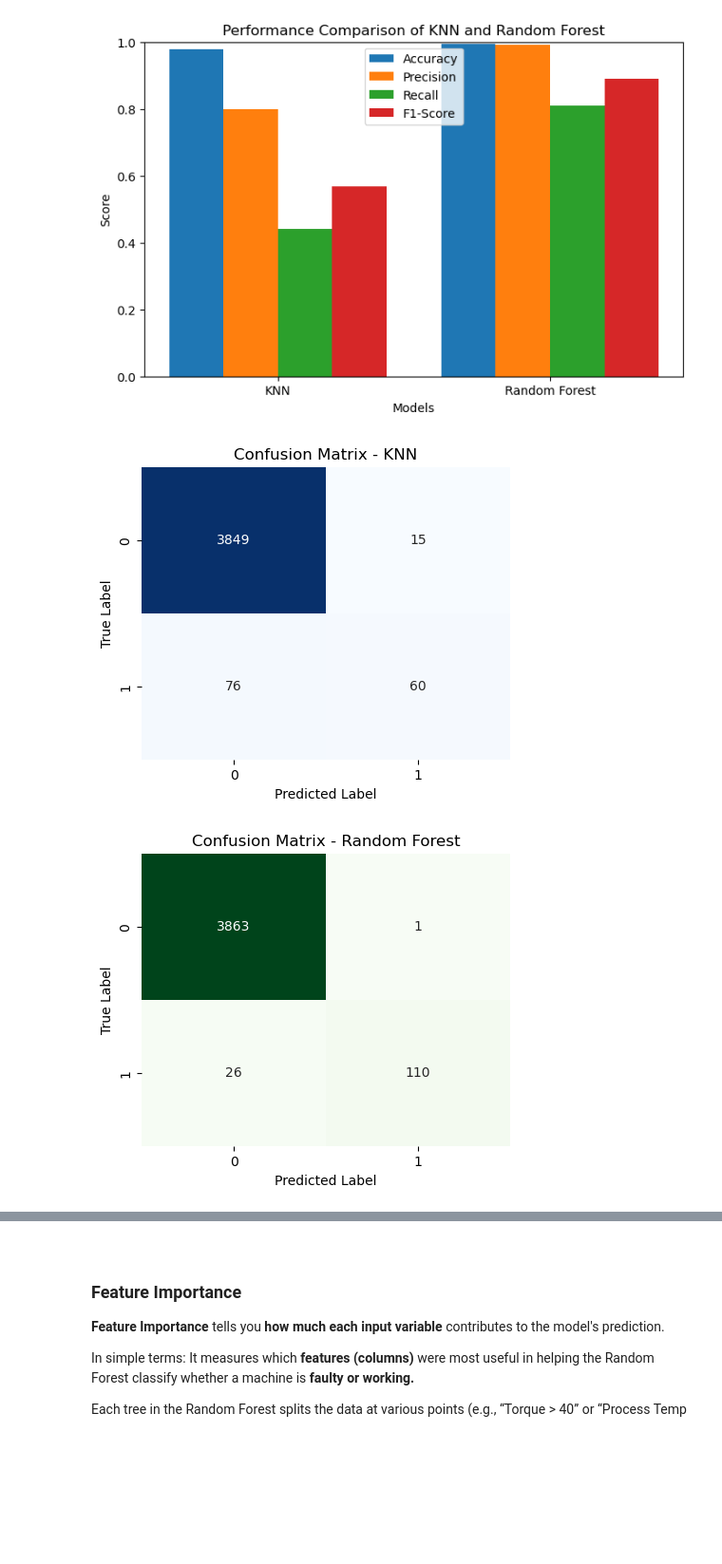
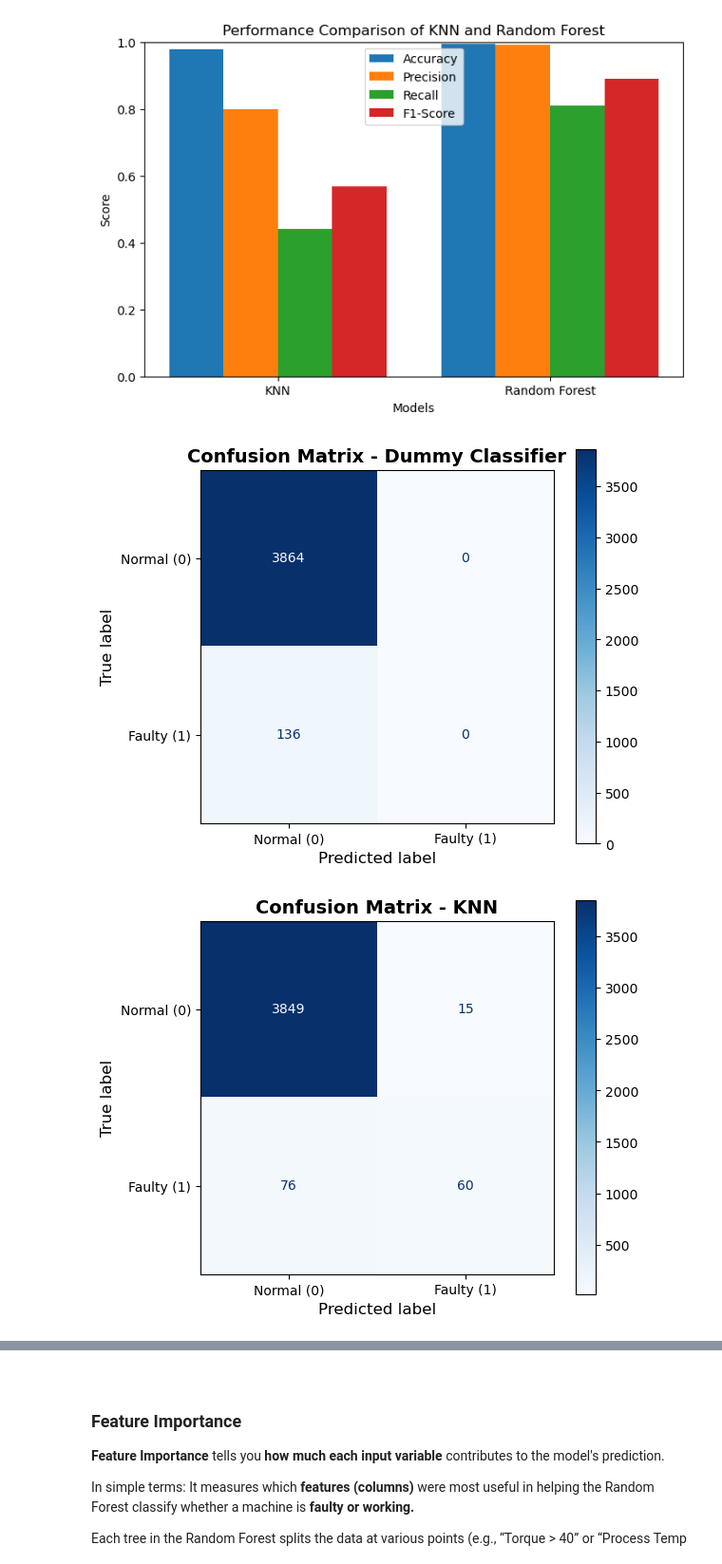
Before and after one commit to Inferno1172/AIML-classification-regression, a Jupyter notebook: p2508625_CA1_PartA_Moiz.ipynb, the cells around one changed output, grey strips where cells are left out. Shown at 95% size. Saved outputs shown, nothing was run; the diff lists cells and outputs as text; code cells hidden in the pictures; blank space fills up the shorter version.

```diff
--- a/p2508625_CA1_PartA_Moiz.ipynb
+++ b/p2508625_CA1_PartA_Moiz.ipynb
@@ -469,35 +498,24 @@ plt.show()
 # %% [output]
 [figure]
 # %%
-# Confusion Matrix for KNN
-cm_knn = confusion_matrix(y_test, knn_pred)
+# Function for consistent sklearn-style matrices
+def plot_confusion_matrix_style(y_true, y_pred, title):
+    disp = ConfusionMatrixDisplay(confusion_matrix(y_true, y_pred),
+                                  display_labels=['Normal (0)', 'Faulty (1)'])
+    fig, ax = plt.subplots(figsize=(6,5))
+    disp.plot(ax=ax, cmap='Blues', colorbar=True)
+    plt.title(title, fontsize=14, fontweight='bold')
+    plt.xlabel('Predicted label', fontsize=12)
+    plt.ylabel('True label', fontsize=12)
+    plt.xticks(fontsize=10)
+    plt.yticks(fontsize=10)
+    plt.tight_layout()
+    plt.show()
 
-plt.figure(figsize=(5,4))
-sns.heatmap(cm_knn, annot=True, fmt='d', cmap='Blues', cbar=False)
-plt.title('Confusion Matrix - KNN')
-plt.xlabel('Predicted Label')
-plt.ylabel('True Label')
-plt.show()
-
-# Confusion Matrix for Random Forest
-cm_rf = confusion_matrix(y_test, rf_pred)
-
-plt.figure(figsize=(5,4))
-sns.heatmap(cm_rf, annot=True, fmt='d', cmap='Greens', cbar=False)
-plt.title('Confusion Matrix - Random Forest')
-plt.xlabel('Predicted Label')
-plt.ylabel('True Label')
-plt.show()
-
-# Confusion Matrix for Baseline
-cm_dummy = confusion_matrix(y_test, dummy_pred)
-
-plt.figure(figsize=(5,4))
-sns.heatmap(cm_dummy, annot=True, fmt='d', cmap='Purples', cbar=False)
-plt.title('Confusion Matrix - Dummy Classifier')
-plt.xlabel('Predicted Label')
-plt.ylabel('True Label')
-plt.show()
+# Display all models in the same style
+plot_confusion_matrix_style(y_test, dummy_pred, 'Confusion Matrix - Dummy Classifier')
+plot_confusion_matrix_style(y_test, knn_pred, 'Confusion Matrix - KNN')
+plot_confusion_matrix_style(y_test, rf_pred, 'Confusion Matrix - Random Forest')
 # %% [output]
-[figure, old version]
+[figure, new version]
-[figure, old version]
+[figure, new version]
```
Also changed, not shown: parts of 12 cells of this notebook.
